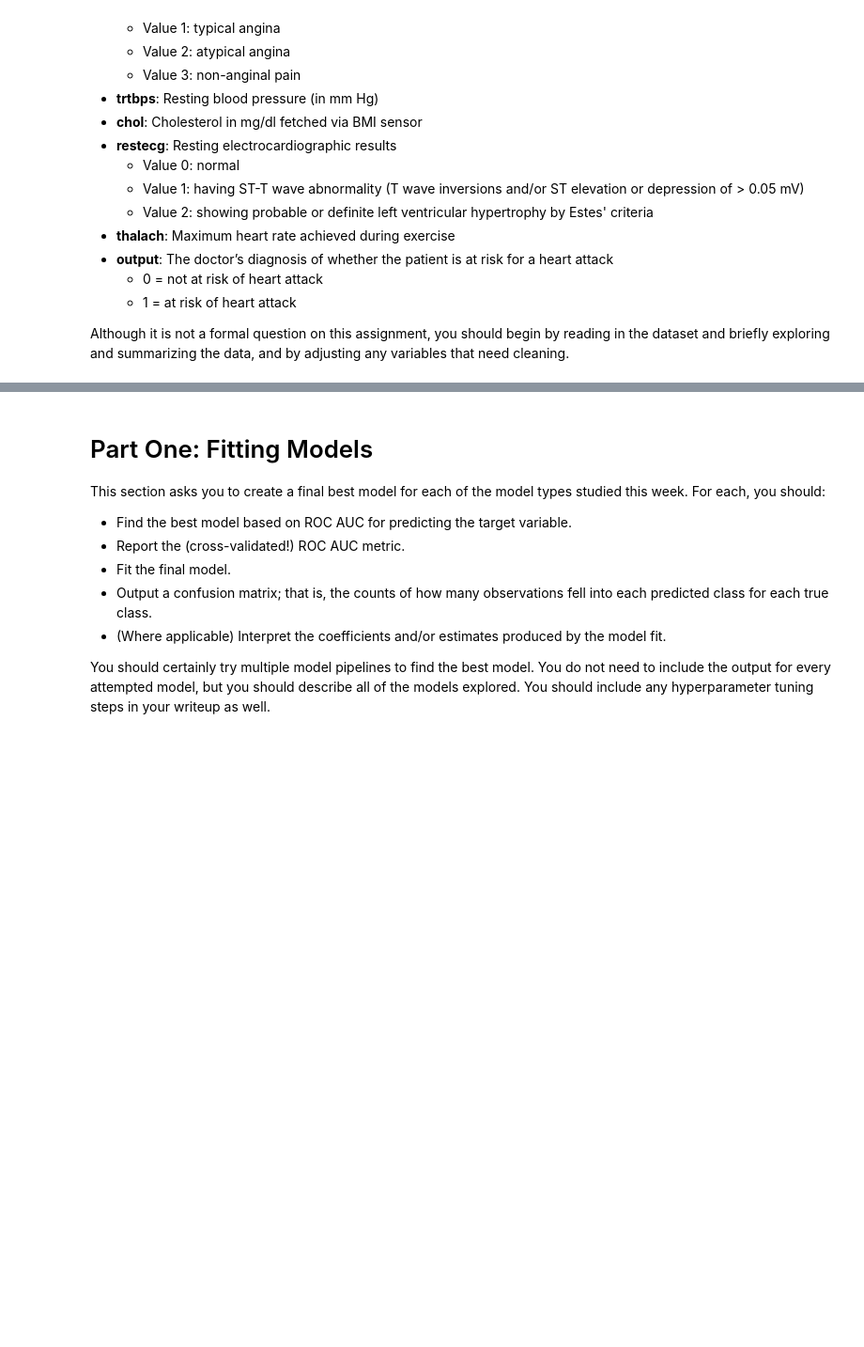
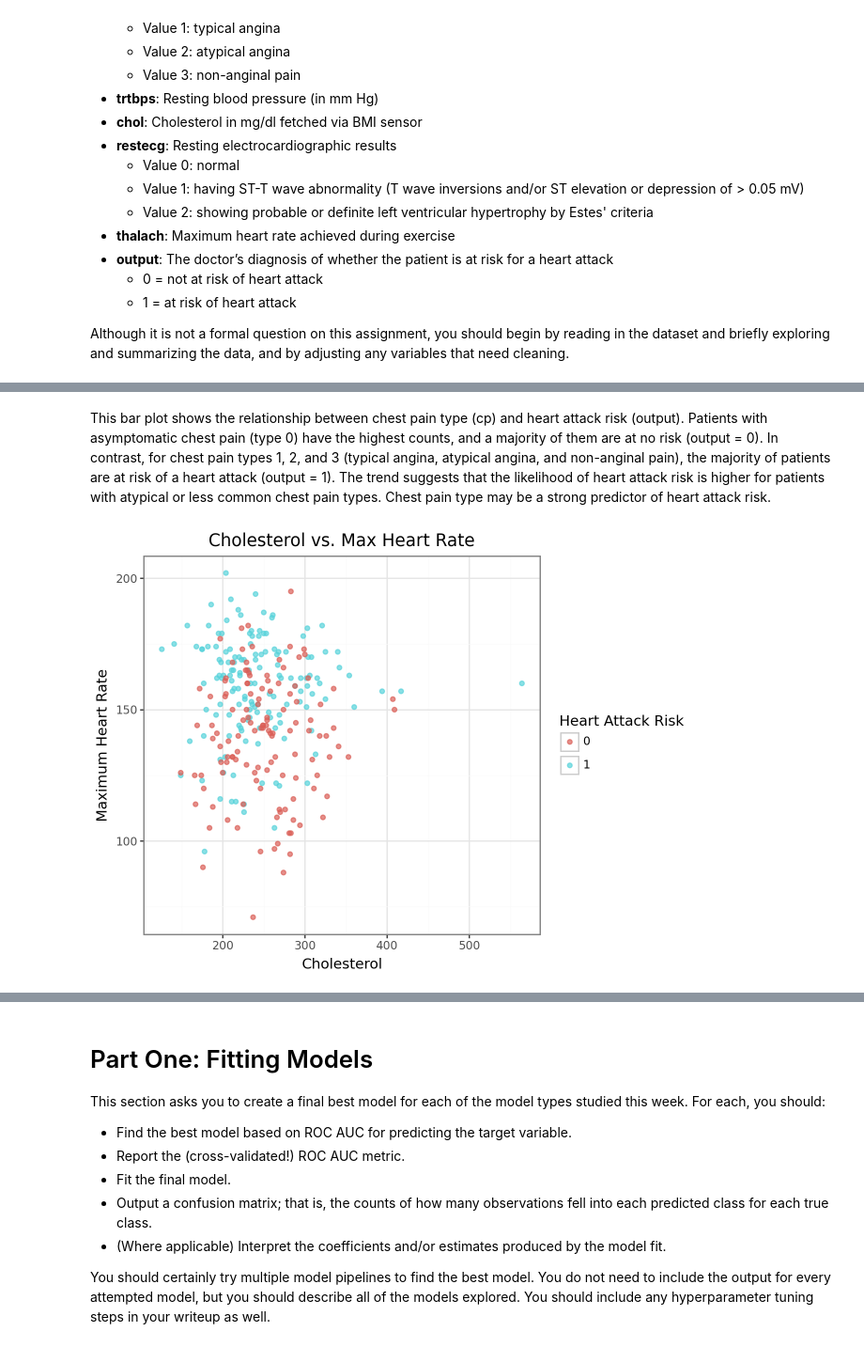
Before and after one commit to samricafrente/GSB-544, a Jupyter notebook: Labs/Lab-7/Lab-7.ipynb, the cells around one changed output, grey strips where cells are left out. Shown: that part at 94% size. Drawn from its saved outputs; the diff is of its cells as text; code cells hidden in the pictures; blank space fills up the shorter version.

```diff
--- a/Labs/Lab-7/Lab-7.ipynb
+++ b/Labs/Lab-7/Lab-7.ipynb
@@ -56,0 +104,13 @@ ha.head()
+# %% [markdown]
+This bar plot shows the relationship between chest pain type (cp) and heart attack risk (output). Patients with asymptomatic chest pain (type 0) have the highest counts, and a majority of them are at no risk (output = 0). In contrast, for chest pain types 1, 2, and 3 (typical angina, atypical angina, and non-anginal pain), the majority of patients are at risk of a heart attack (output = 1). The trend suggests that the likelihood of heart attack risk is higher for patients with atypical or less common chest pain types. Chest pain type may be a strong predictor of heart attack risk.
+# %%
+(ggplot(ha, aes(x='chol', y='thalach', color='factor(output)')) +
+    geom_point(alpha=0.7) +
+    labs(title="Cholesterol vs. Max Heart Rate",
+         x="Cholesterol",
+         y="Maximum Heart Rate",
+         color="Heart Attack Risk") +
+    theme_bw()
+)
+# %% [output]
+[figure, added]
```
Also changed, not shown: parts of 25 cells of this notebook, 1 other file.
